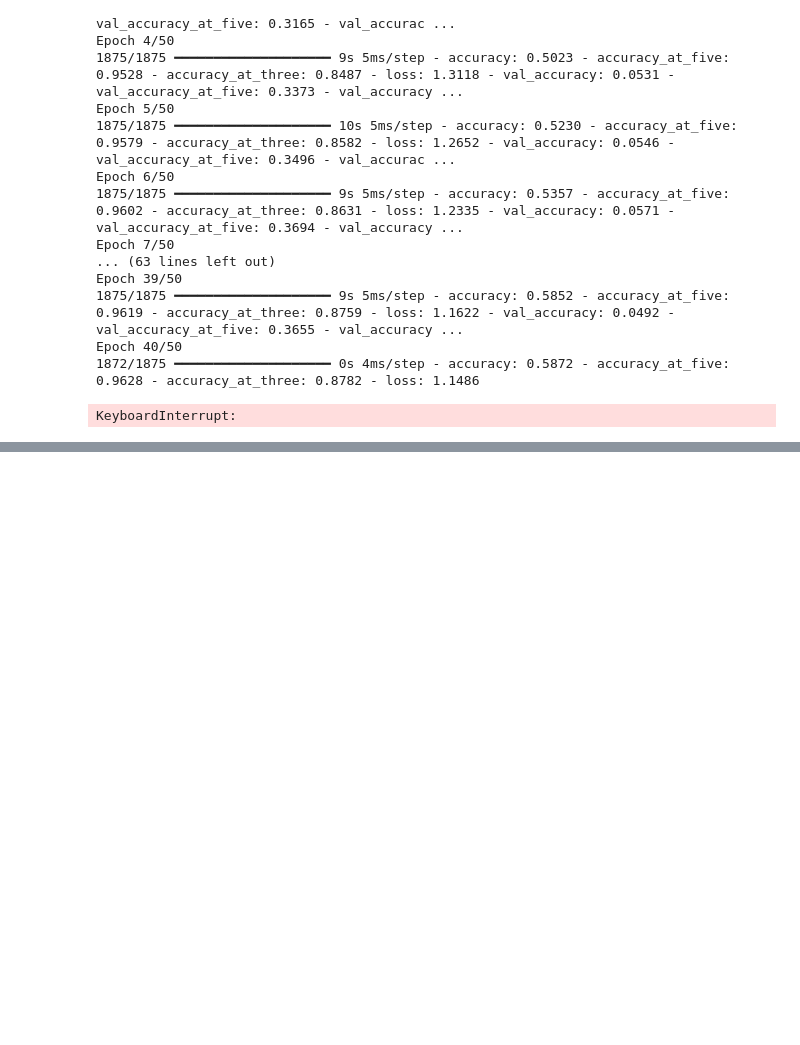
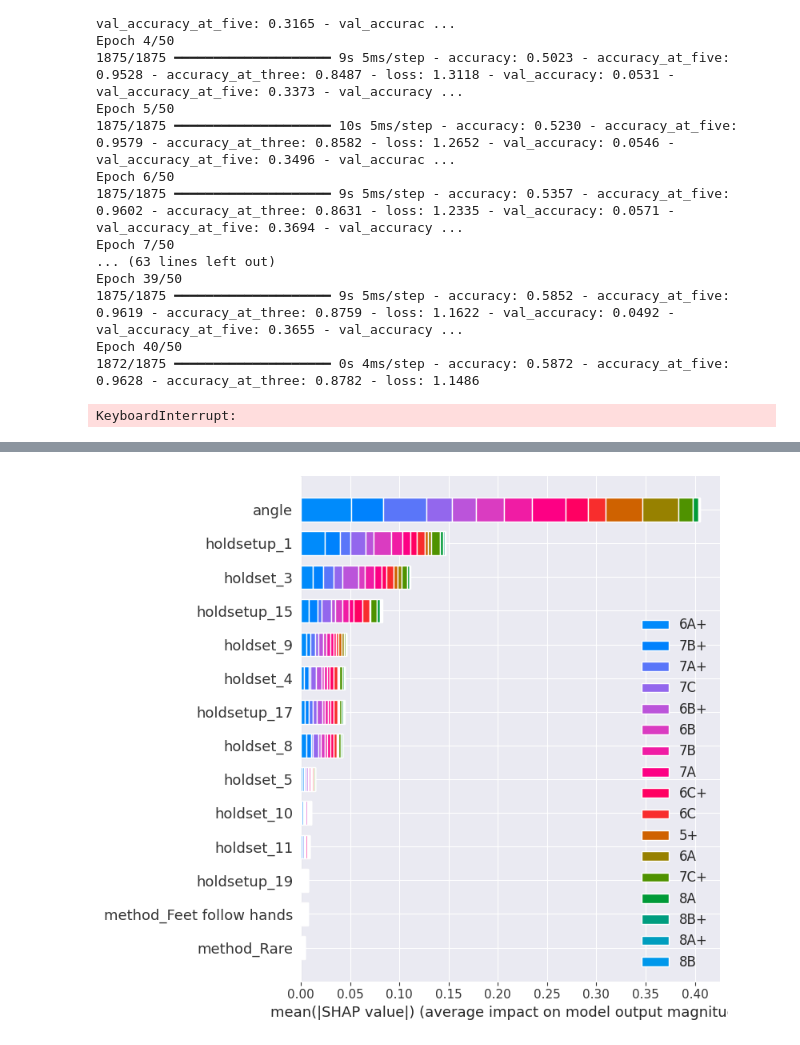
Before and after one commit to theovidal/beta-project, a Jupyter notebook: beta_project.ipynb, the cells around one changed output, grey strips where cells are left out. Drawn from its saved outputs; the diff is of its cells as text; code cells hidden in the pictures; blank space fills up the shorter version.

```diff
--- a/beta_project.ipynb
+++ b/beta_project.ipynb
@@ -925,0 +1045,9 @@ Observations after tweaking the network:
+# %%
+shap.summary_plot(
+  [shap_values[1][:, :, i] for i in range(nb_labels)],
+  plot_type='bar',
+  class_names=all_grades,
+  feature_names=features.columns
+)
+# %% [output]
+[figure, added]
```
Also changed, not shown: parts of 54 cells of this notebook, 2 other files.
